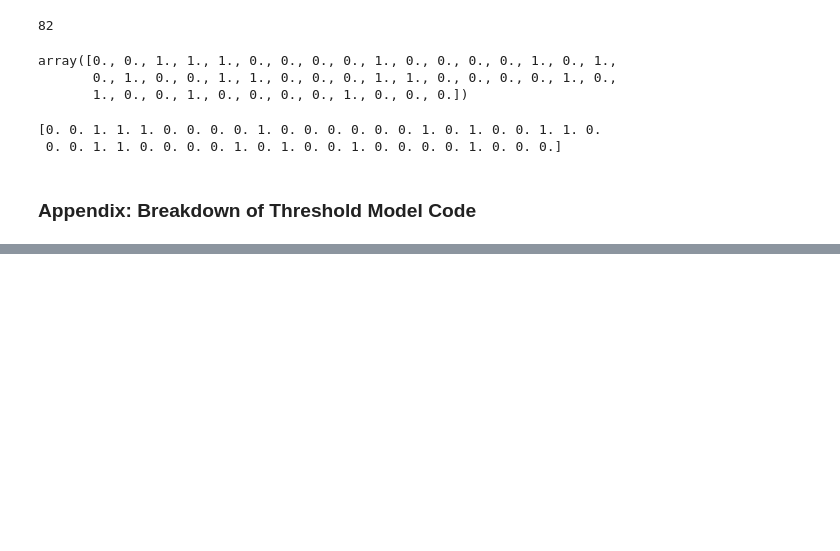
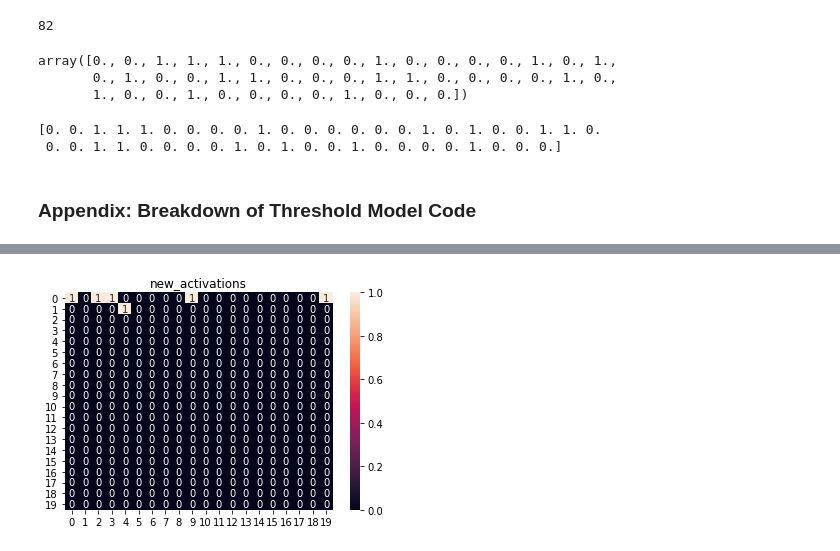
Before and after one commit to PrinceJavier/phdds_segregation_peer_effects, a Jupyter notebook: Appendix_Code _Breakdown.ipynb, the cells around one changed output, grey strips where cells are left out. Drawn from its saved outputs; the diff is of its cells as text; code cells hidden in the pictures; blank space fills up the shorter version.

```diff
--- a/Appendix_Code _Breakdown.ipynb
+++ b/Appendix_Code _Breakdown.ipynb
@@ -789,0 +947,6 @@ def run_thresh_sim(neighborhood, props, thresh, new_dir):
+# %%
+sns.heatmap(act_new, annot=True)
+plt.title('new_activations')
+plt.show()
+# %% [output]
+[figure, added]
```
Also changed, not shown: parts of 7 cells of this notebook, 1 other file.
